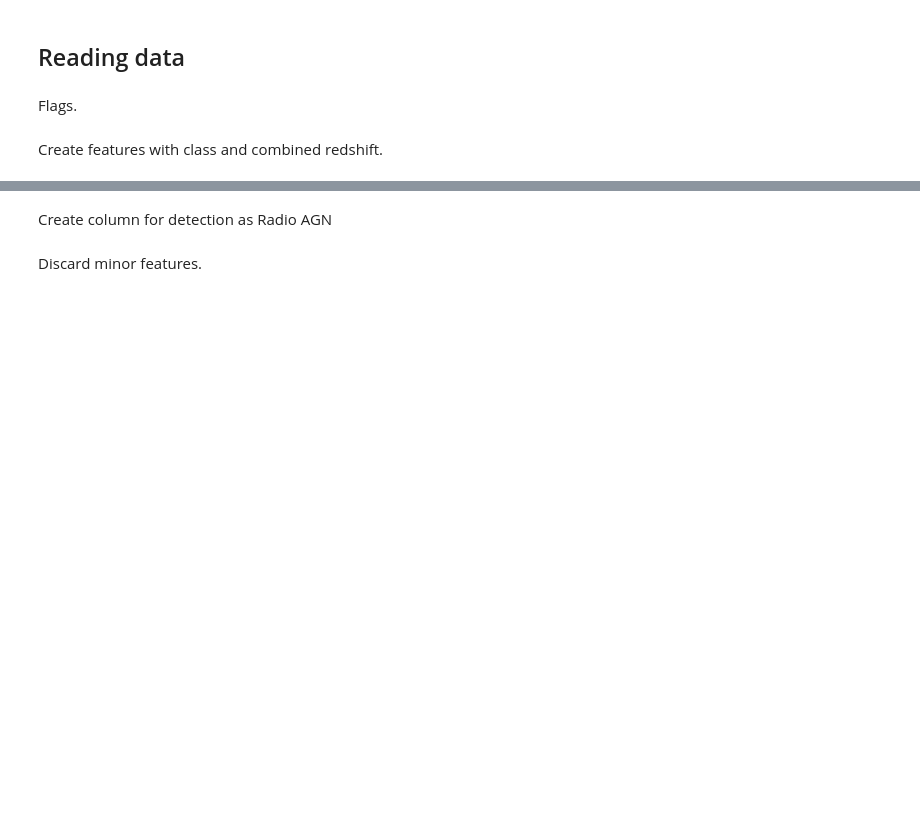
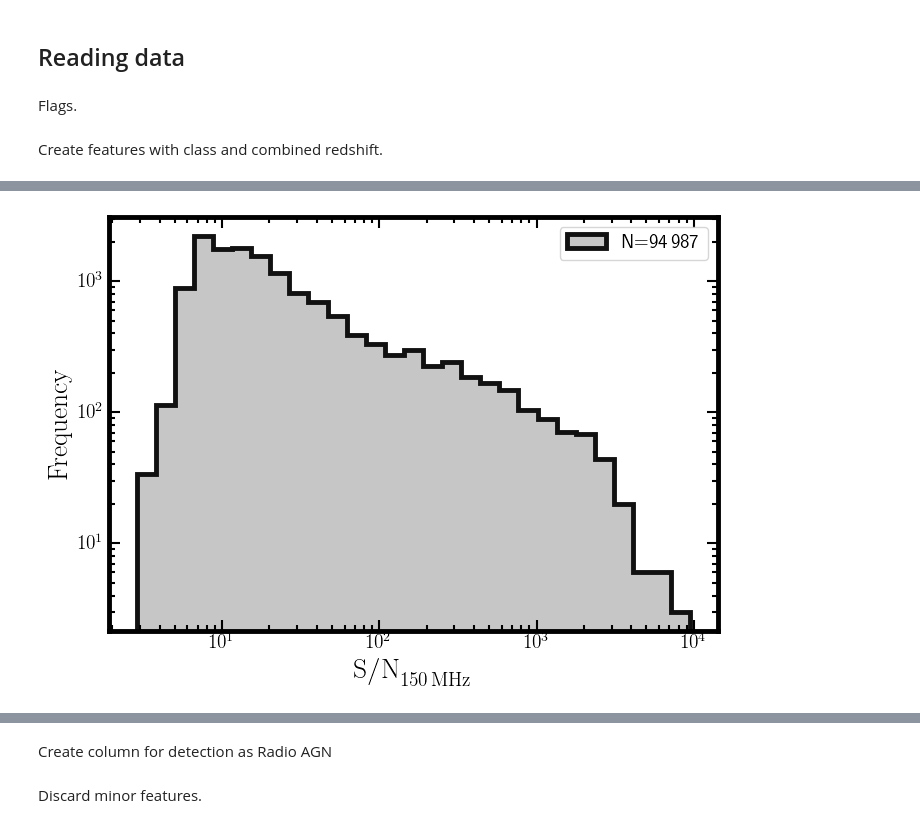
Before and after one commit to racarvajal/Pipeline_ML_6arcsec, a Jupyter notebook: ML_13.ipynb, the cells around one changed output, grey strips where cells are left out. Drawn from its saved outputs; the diff is of its cells as text; code cells hidden in the pictures; blank space fills up the shorter version.

```diff
--- a/ML_13.ipynb
+++ b/ML_13.ipynb
@@ -68,4 +63,4 @@ features_2_discard  = feats_2_disc[used_area]
 # %%
 # full_catalog_df     = pd.read_hdf(gv.cat_path + file_name, key='df').drop(columns=features_2_discard)
 # %%
-full_catalog_df = pd.read_hdf(gv.cat_path + 'HETDEX_full_prediction.h5', key='df')
+full_catalog_df = pd.read_hdf(gv.preds_path + 'HETDEX_full_prediction.h5', key='df')
@@ -79,8 +78,8 @@ if used_area == 'COSMOS':
 # %% [markdown]
 Create features with class and combined redshift.
 # %%
-full_catalog_df['class']            = full_catalog_df.loc[:, 'is_AGN'].copy()
-filter_non_confirmed                = np.array(full_catalog_df.loc[:, 'is_AGN'] == 1) | np.array(full_catalog_df.loc[:, 'is_gal'] == 1)
-full_catalog_df.loc[~filter_non_confirmed, 'class'] = np.nan
-idx_non_Z                           = full_catalog_df.loc[:, 'Z'].where(full_catalog_df.loc[:, 'Z'] > 0).isna()
-full_catalog_df.loc[idx_non_Z, 'Z'] = full_catalog_df.loc[:, 'Z'].mask(idx_non_Z, full_catalog_df.loc[idx_non_Z, 'zsp'])
+# full_catalog_df['class']            = full_catalog_df.loc[:, 'is_AGN'].copy()
+filter_non_confirmed                = np.array(full_catalog_df.loc[:, 'class'] == 1) | np.array(full_catalog_df.loc[:, 'class'] == 0)
+# full_catalog_df.loc[~filter_non_confirmed, 'class'] = np.nan
+# idx_non_Z                           = full_catalog_df.loc[:, 'Z'].where(full_catalog_df.loc[:, 'Z'] > 0).isna()
+# full_catalog_df.loc[idx_non_Z, 'Z'] = full_catalog_df.loc[:, 'Z'].mask(idx_non_Z, full_catalog_df.loc[idx_non_Z, 'zsp'])
@@ -86,0 +268,30 @@ full_catalog_df.loc[idx_non_Z, 'Z'] = full_catalog_df.loc[:, 'Z'].mask(idx_non_Z
+# %%
+fig             = plt.figure(figsize=(7,5.0))
+ax1             = fig.add_subplot(111, xscale='log', yscale='log')
+
+set_to_plot     = train_test_df
+
+min_SNR  = np.nanmin(set_to_plot.loc[:, 'SNR_LOFAR'])
+max_SNR  = np.nanmax(set_to_plot.loc[:, 'SNR_LOFAR'])
+SNR_bins = np.logspace(np.log10(min_SNR), np.log10(max_SNR), 30)
+
+sample_size = len(set_to_plot.loc[:, 'SNR_LOFAR'])
+
+ax1.hist(set_to_plot.loc[:, 'SNR_LOFAR'], bins=SNR_bins, histtype='stepfilled',
+         ec='k', lw=3.5, color=cm.get_cmap('cet_gray')(0.8), alpha=1.0,
+         label=f'N={sample_size:,}'.replace(',', '$\,$'))
+
+ax1.tick_params(which='both', top=True, right=True, direction='in')
+ax1.tick_params(axis='both', which='major', labelsize=14)
+ax1.tick_params(which='major', length=8, width=1.5)
+ax1.tick_params(which='minor', length=4, width=1.5)
+ax1.set_xlabel(r'$\mathrm{S/N}_{150 \, \mathrm{MHz}}$', size=20)
+ax1.set_ylabel(r'$\mathrm{Frequency}$', size=20)
+plt.setp(ax1.spines.values(), linewidth=3.5)
+plt.setp(ax1.spines.values(), linewidth=3.5)
+plt.legend(loc=1, fontsize=14)
+plt.grid(False)
+fig.tight_layout()
+plt.show()
+# %% [output]
+[figure, added]
```
Also changed, not shown: parts of 25 cells of this notebook.
